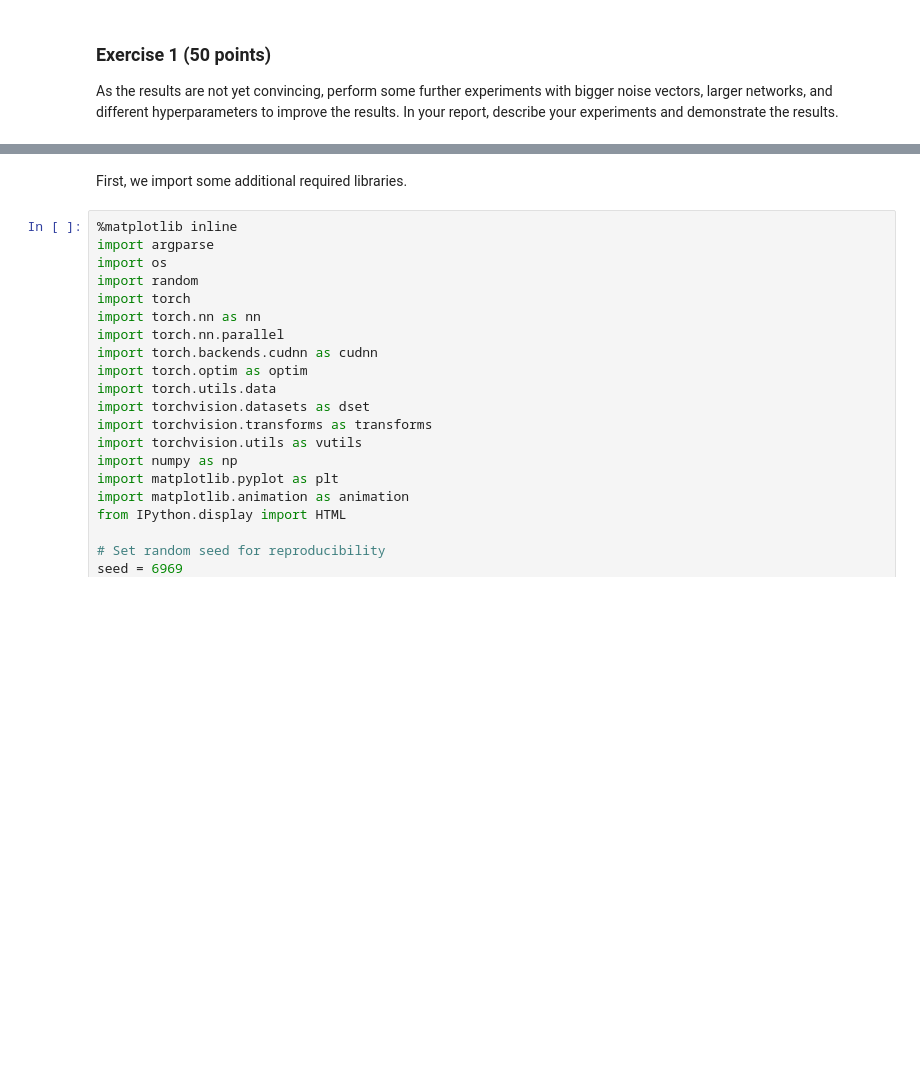
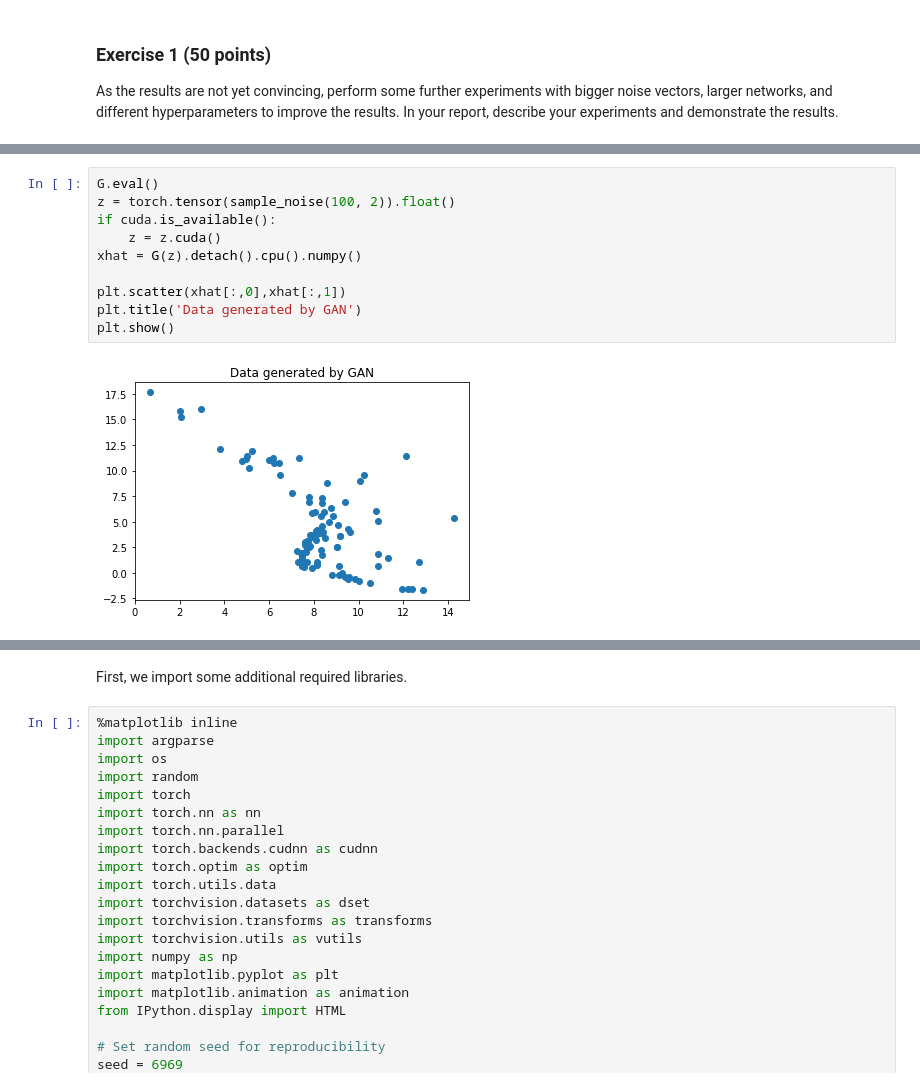
Before and after one commit to zMaxKunGz/ML-Ait-Lab, a Jupyter notebook: Lab12/12-GANs.ipynb, the cells around one changed output, grey strips where cells are left out. Drawn from its saved outputs; the diff is of its cells as text; blank space fills up the shorter version.

```diff
--- a/Lab12/12-GANs.ipynb
+++ b/Lab12/12-GANs.ipynb
@@ -440,3 +467,15 @@ for iter in range(num_iters):
+# %%
+G.eval()
+z = torch.tensor(sample_noise(100, 2)).float()
+if cuda.is_available():
+    z = z.cuda()
+xhat = G(z).detach().cpu().numpy()
+
+plt.scatter(xhat[:,0],xhat[:,1])
+plt.title('Data generated by GAN')
+plt.show()
+# %% [output]
+[figure, added]
 # %% [markdown]
 ## Example 2: Deep Convolutional GAN
 
```
Also changed, not shown: parts of 9 cells of this notebook, 1 other file.
